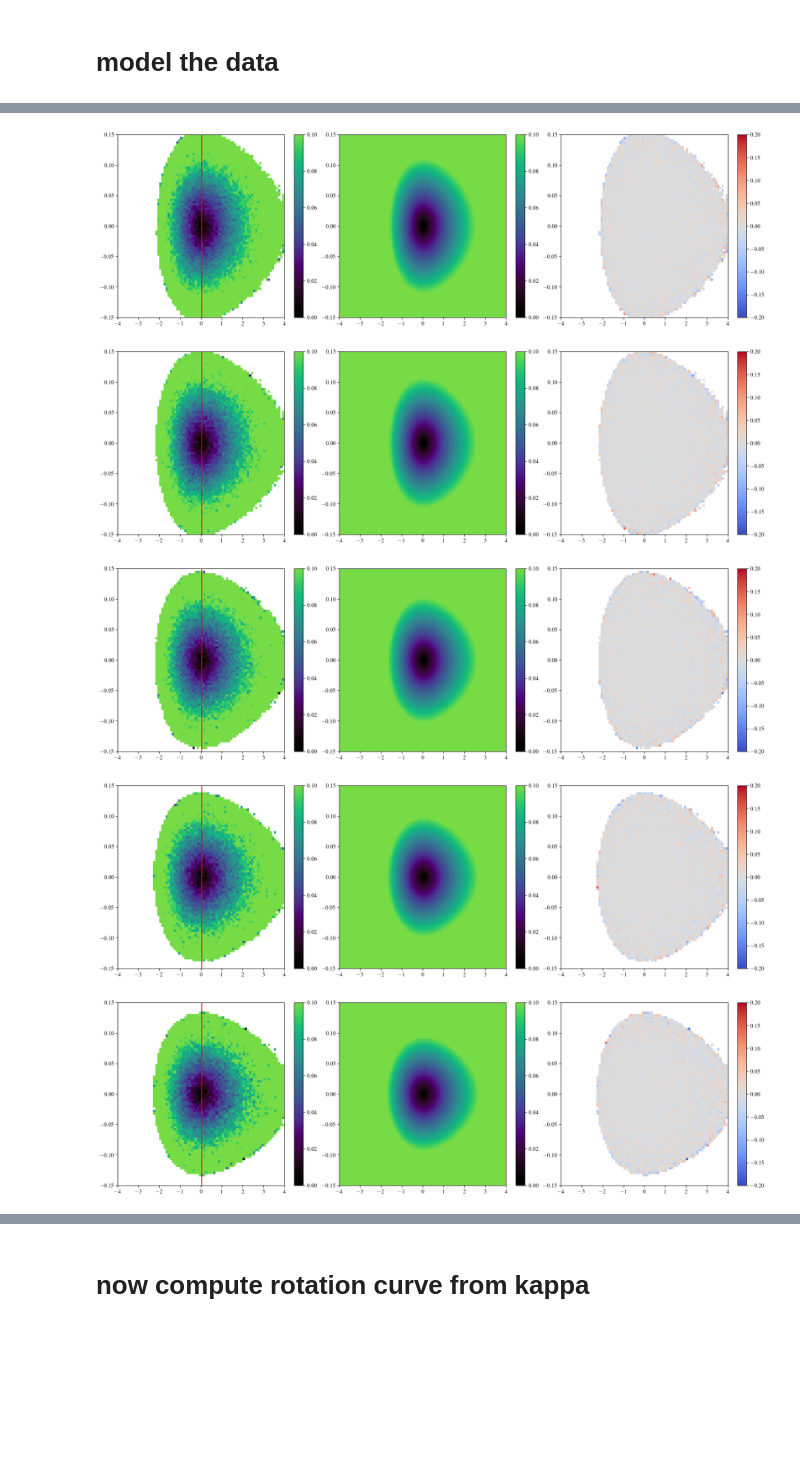
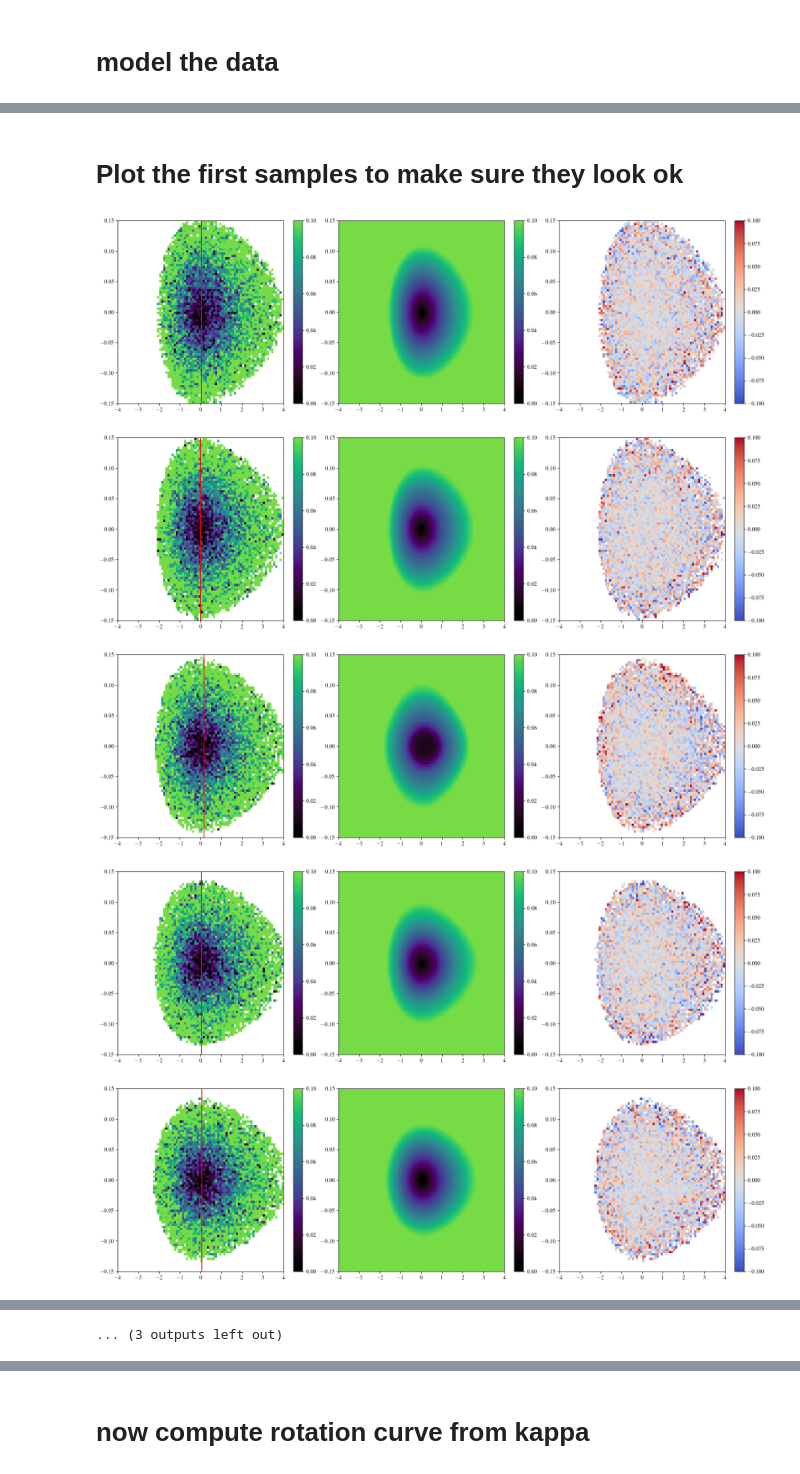
Before and after one commit to DHortaD/TorusImaging-radial, a Jupyter notebook: py/model-R-Rg-simulation.ipynb, the cells around one changed output, grey strips where cells are left out. Saved outputs shown, nothing was run; the diff lists cells and outputs as text; code cells hidden in the pictures; blank space fills up the shorter version.

```diff
--- a/py/model-R-Rg-simulation.ipynb
+++ b/py/model-R-Rg-simulation.ipynb
@@ -185,0 +153,6 @@ init_params["e_params"][4]["vals"] = np.full_like(
+# %%
+deltaR_boot = np.load('../sav/deltaR_boot.npy', allow_pickle=True)
+vRs_boot = np.load('../sav/vRs_boot.npy', allow_pickle=True)
+xfe_boot = np.load('../sav/xfe_boot.npy', allow_pickle=True)
+xfe_err_boot = np.load('../sav/xfe_err_boot.npy', allow_pickle=True)
+deltaR_boot.shape
@@ -186,20 +161,16 @@ init_params["e_params"][4]["vals"] = np.full_like(
+# %% [markdown]
+# Plot the first samples to make sure they look ok
 # %%
-Rgal_cs = np.linspace(5,12,15)
 bdatas = []
 reses = []
 
-
-for indx, Rg_c in tqdm.tqdm(enumerate(Rgal_cs[:-1])):
-    Rg_l, Rg_r = (Rg_c, Rg_c + 1)
-    Rg_mask = (Rg > Rg_l*u.kpc) & (Rg <= Rg_r*u.kpc) & (np.abs(data['z'])<0.2) & (data['v_z']<0.03) &(jr.value<200)
-    # wmask already has these cuts: (np.abs(z)<0.5*u.kpc)&(np.abs(deltaR)<2)&(np.abs(vz)<30*u.kpc/u.Gyr)&(Rgal<20)&(Rgal>0)&(np.abs(vR)<80)
-    x_param = deltaR[Rg_mask]
-    y_param = vR[Rg_mask]
-    label = lab[Rg_mask]
-    label_err = data['mgfe_err'][Rg_mask]
+for indx, i in tqdm.tqdm(enumerate(deltaR_boot)):
+    x_param = np.array(i[0])*u.kpc
+    y_param = np.array(vRs_boot[indx][0]) *u.kpc/u.Myr
+    label = np.array(xfe_boot[indx][0])
+    label_err = np.array(xfe_err_boot[indx][0])
 
     bdata = oti.data.get_binned_label(
-
         pos=x_param.astype(np.float32),
         vel=y_param.astype(np.float32),
         label=label.astype(np.float32),
@@ -235,37 +206,37 @@ for indx, Rg_c in tqdm.tqdm(enumerate(Rgal_cs[:-1])):
         vmax=0.1,
     )
     axes[0].vlines(res.params['pos0'], -0.15,0.15, color='r')
     fig.colorbar(cs, ax=axes[0])
 
     model_label = model._get_label(pos=bdata["pos"], vel=bdata["vel"], params=res.params)
 
     cs = axes[1].pcolormesh(
         bdata["pos"].value,
         bdata["vel"].value,
         model_label,
         cmap=cm.lavender,
         vmin=0.0,
         vmax=0.1,
     )
     fig.colorbar(cs, ax=axes[1])
 
     # for ss in [1, -1]:
     #     axes[1].scatter(ss * 0.1 * np.sqrt(init_Omega.value), 0., color='tab:green')
     #     axes[1].scatter(0., ss * 0.1 / np.sqrt(init_Omega.value), color='tab:green')
 
     cs = axes[2].pcolormesh(
         bdata["pos"].value, bdata["vel"].value, (bdata["label"]-model_label), cmap='coolwarm',
-        vmin=-0.2,
-        vmax=0.2,
+        vmin=-0.1,
+        vmax=0.1,
     )
     fig.colorbar(cs, ax=axes[2])
 
 
     bdatas.append(bdata_clean)
     reses.append(res)
 # %% [output]
-[figure, old version]
+[figure, new version]
-[figure, old version]
+[figure, new version]
-[figure, old version]
+[figure, new version]
-[figure, old version]
+[figure, new version]
-[figure, old version]
+[figure, new version]
@@ -280,0 +250 @@ for indx, Rg_c in tqdm.tqdm(enumerate(Rgal_cs[:-1])):
+... (3 outputs left out)
```
Also changed, not shown: parts of 54 cells of this notebook, 1 other file.
